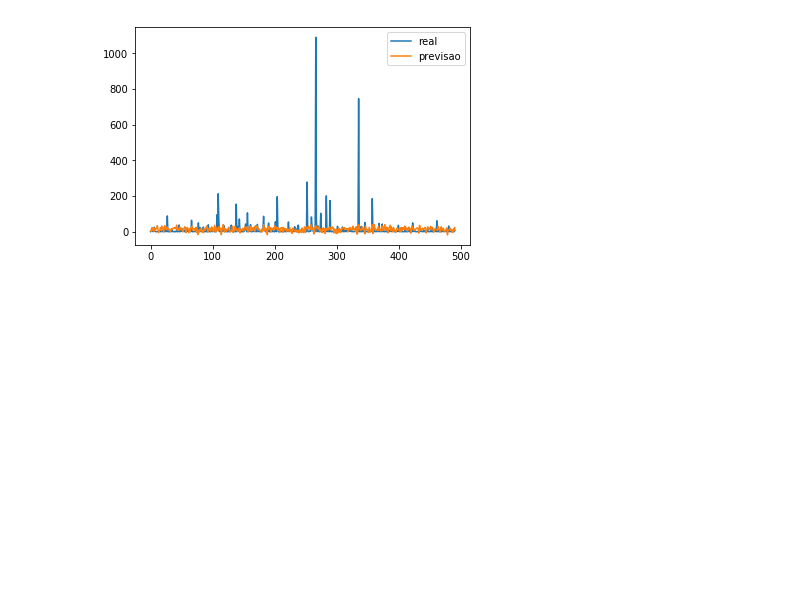
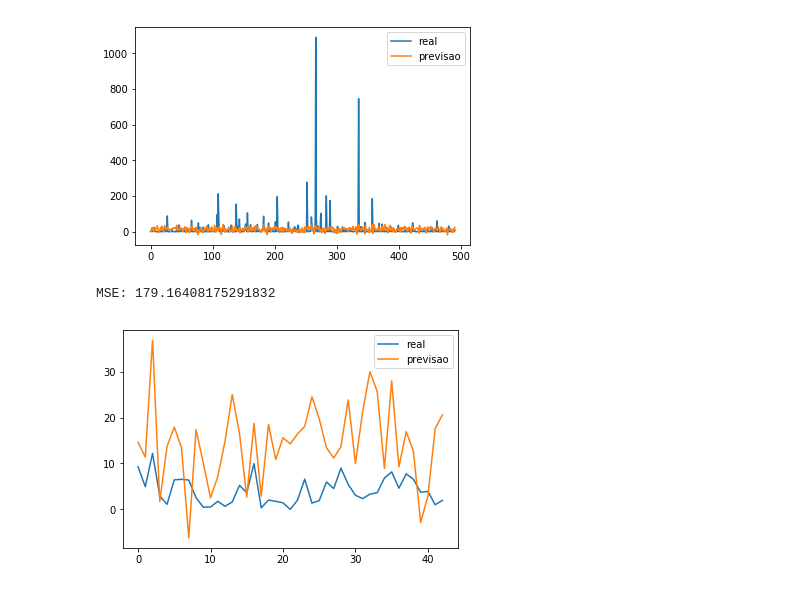
Before and after one commit to jpdol/ForestFires, a Jupyter notebook: ForestFires.ipynb, the cells around one changed output. Drawn from its saved outputs; the diff is of its cells as text; code cells hidden in the pictures; blank space fills up the shorter version.

```diff
--- a/ForestFires.ipynb
+++ b/ForestFires.ipynb
@@ -66,5 +67,17 @@ plt.show()
 # %% [output]
 MSE: 4129.729007613299
 [figure]
+# %%
+pred = MLP.predict(X_test)
+
+print('MSE:', mean_squared_error(Y_test, pred))
+
+plt.plot(list(Y_test), label='real')
+plt.plot(list(pred), label='previsao')
+plt.legend()
+plt.show()
+# %% [output]
+MSE: 179.16408175291832
+[figure, added]
 # %%
 plt.boxplot(list(dataset.area))
```
Also changed, not shown: parts of 8 cells of this notebook.
